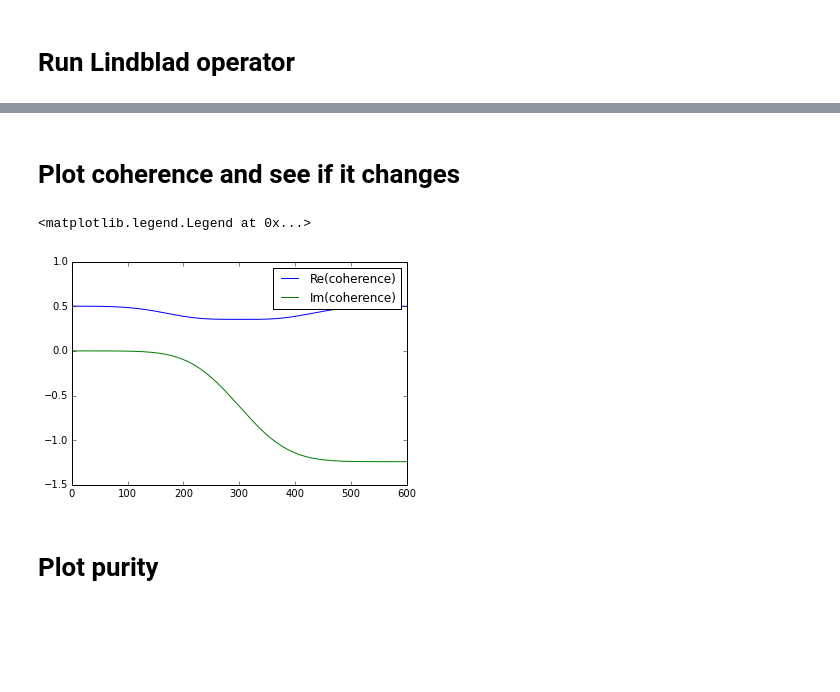
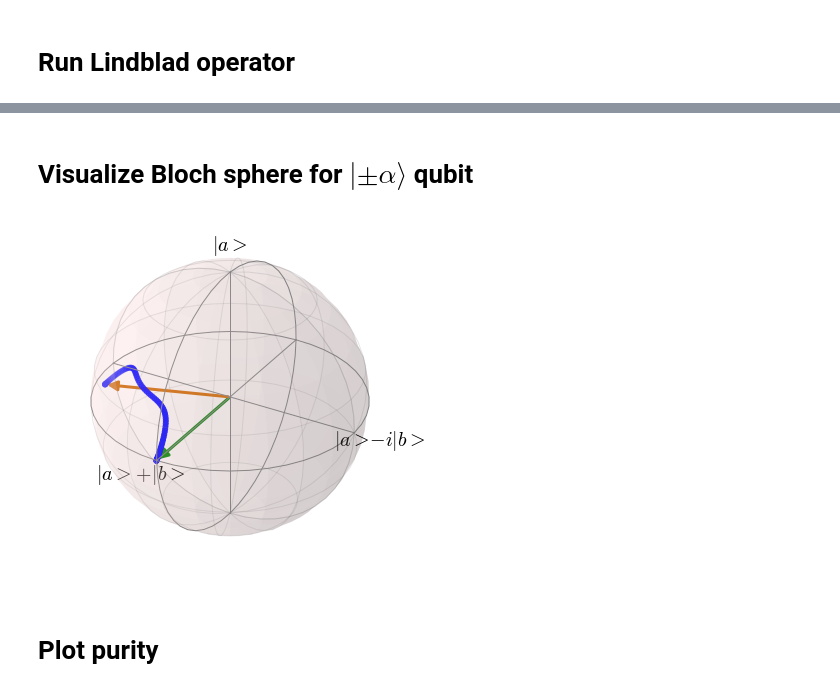
Before and after one commit to valbert4/qutip, a Jupyter notebook: cats.ipynb, the cells around one changed output, grey strips where cells are left out. Drawn from its saved outputs; the diff is of its cells as text; code cells hidden in the pictures; blank space fills up the shorter version.

```diff
--- a/cats.ipynb
+++ b/cats.ipynb
@@ -117,6 +118,7 @@ sup3 = 2*spre(destroy(NN))*spost(create(NN)**2)-spre(create(NN)*num(NN))-spost(c
 sup4 = 2*spre(destroy(NN)**2)*spost(create(NN))-spre(num(NN)*destroy(NN))-spost(num(NN)*destroy(NN))
 
 # Setup operator to measure coherence
+pop = coherent(NN,alps)*coherent(NN,alps).dag()-coherent(NN,bets)*coherent(NN,bets).dag()
 coh = coherent(NN,alps)*coherent(NN,bets).dag()
 
 # Run
@@ -131,5 +133,5 @@ out=mesolve( [0.*qeye(NN),
               [sup2,1.+0.*t],
               [sup3,-alp(t)-bet(t)],
               [sup4,-conjugate(alp(t)+bet(t))]
-             ],[coh],options=Options(store_states='True'));
+             ],[pop,coh],options=Options(store_states='True'));
 # %% [markdown]
@@ -156,12 +158,21 @@ show(contourf(ran,ran, wigner( out.states[0], ran, ran ), 100))
 [figure]
-# %% [markdown]
-# Plot coherence and see if it changes
-# %%
-plot(t,abs(out.expect[0]),t,angle(out.expect[0]))
-legend(("Re(coherence)","Im(coherence)","Abs(coherence)"))
-# %% [output]
-<matplotlib.legend.Legend at 0x...>
-[figure, removed]
+# %% [markdown]
+# Visualize Bloch sphere for $|\pm\alpha\rangle$ qubit
+# %%
+sx = 2*real(out.expect[1])
+sy = 2*imag(out.expect[1])
+sz = out.expect[0]
+
+b=Bloch()
+b.xlabel = ["$|a>+|b>$",""]
+b.ylabel = ["$|a>-i|b>$",""]
+b.zlabel = ["$|a>$",""]
+b.add_vectors([sx[0],sy[0],sz[0]])
+b.add_vectors([sx[res-1],sy[res-1],sz[res-1]])
+b.add_points([sx,sy,sz])
+b.show()
+# %% [output]
+[figure, added]
 # %% [markdown]
 # Plot purity
 # %%
```
Also changed, not shown: parts of 7 cells of this notebook, 1 other file.
